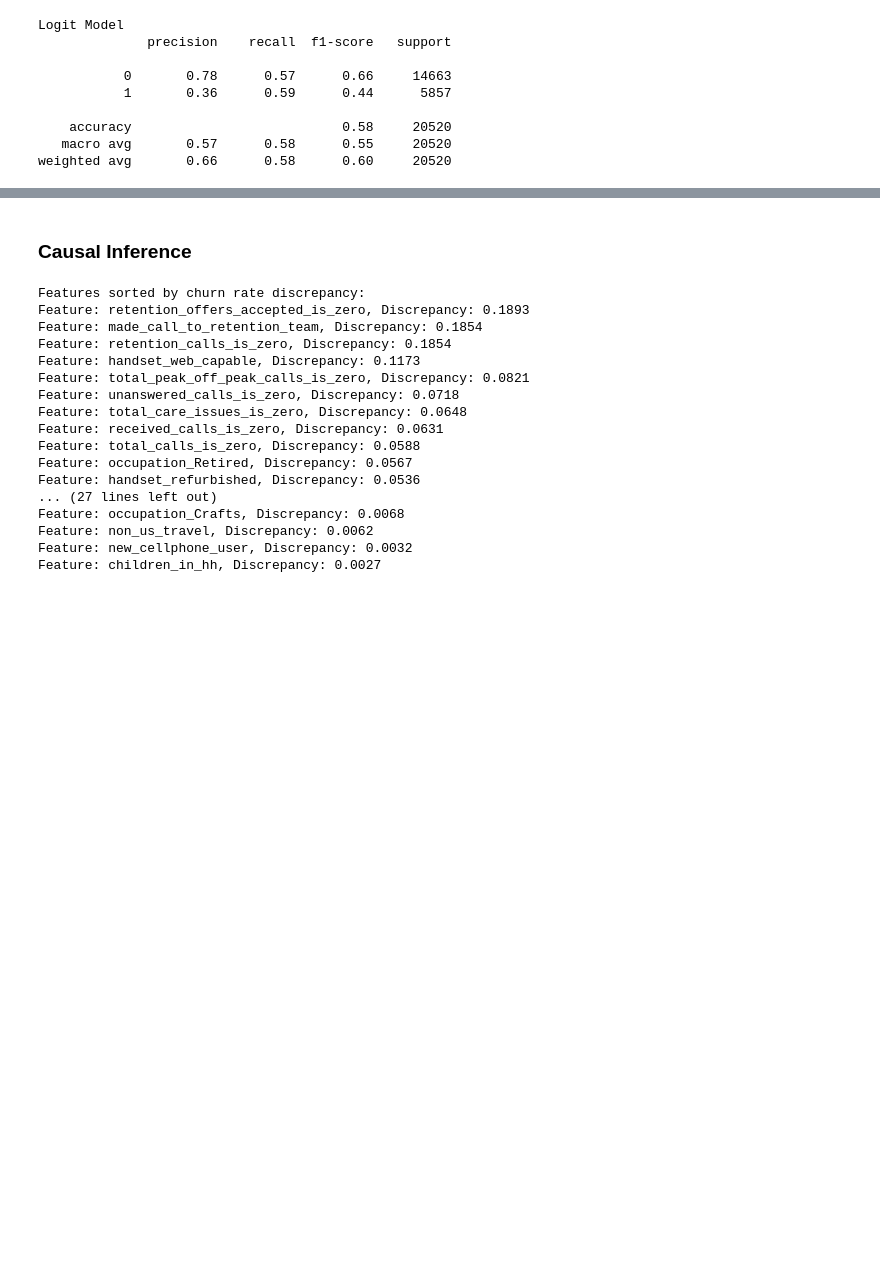
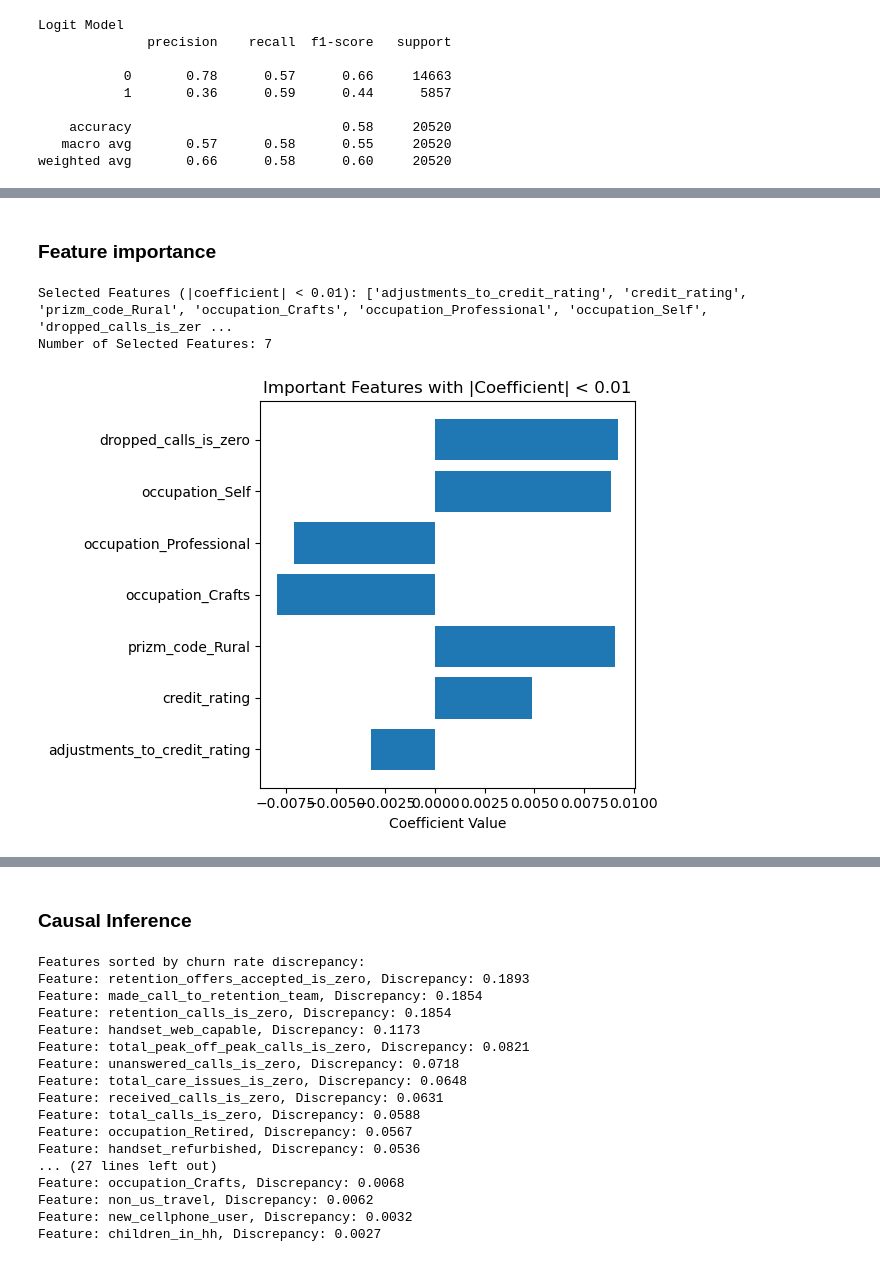
Before and after one commit to kayleeisokay/cs109a_final_project, a Jupyter notebook: MS4.ipynb, the cells around one changed output, grey strips where cells are left out. Cells and saved outputs as stored; diff of their text form; code cells hidden in the pictures; blank space fills up the shorter version.

```diff
--- a/MS4.ipynb
+++ b/MS4.ipynb
@@ -711,0 +757,17 @@ plt.show()
+# %%
+#model construction
+logit_model_improved = LogisticRegressionCV(
+    Cs=np.logspace(-4, 4, 10),
+    cv=5,
+    penalty='l1',
+    solver='saga',
+    random_state=109,
+    max_iter= 3000,
+    n_jobs=-1,
+    scoring='accuracy'
+)
+
+logit_model_improved.fit(X_train_scaled, ytrain_postSMOTE)
+y_pred_train = logit_model_improved.predict(X_train_scaled)
+train_accuracy = accuracy_score(ytrain_postSMOTE, y_pred_train)
+print(f"Train Accuracy: {train_accuracy:.4f}")
@@ -711,0 +849,29 @@ plt.show()
+# %% [markdown]
+### Feature importance
+# %%
+# extract features that have coefficient > shreshold
+coefficients = logit_model_improved.coef_.flatten()
+threshold = 0.01
+selected_features = [
+    feature for feature, coef in zip(xtrain_postSMOTE_df.columns, coefficients) if abs(coef) < threshold
+]
+
+
+print(f"Selected Features (|coefficient| < {threshold}): {selected_features}")
+print(f"Number of Selected Features: {len(selected_features)}")
+# %% [output]
+Selected Features (|coefficient| < 0.01): ['adjustments_to_credit_rating', 'credit_rating', 'prizm_code_Rural', 'occupation_Crafts', 'occupation_Professional', 'occupation_Self', 'dropped_calls_is_zer ...
+Number of Selected Features: 7
+# %%
+filtered_coefficients = [
+    coef for coef in coefficients if abs(coef) < threshold
+]
+filtered_features = [
+    feature for feature, coef in zip(xtrain_postSMOTE_df.columns, coefficients) if abs(coef) < threshold
+]
+plt.barh(filtered_features, filtered_coefficients)
+plt.xlabel('Coefficient Value')
+plt.title(f'Important Features with |Coefficient| < {threshold}')
+plt.tight_layout()
+# %% [output]
+[figure, added]
```
Also changed, not shown: parts of 29 cells of this notebook.
